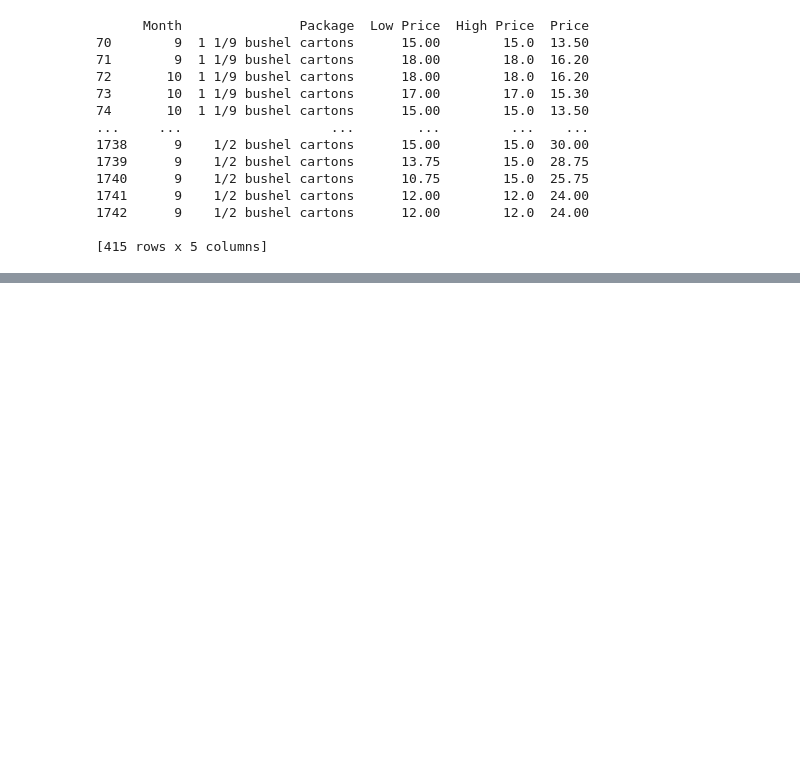
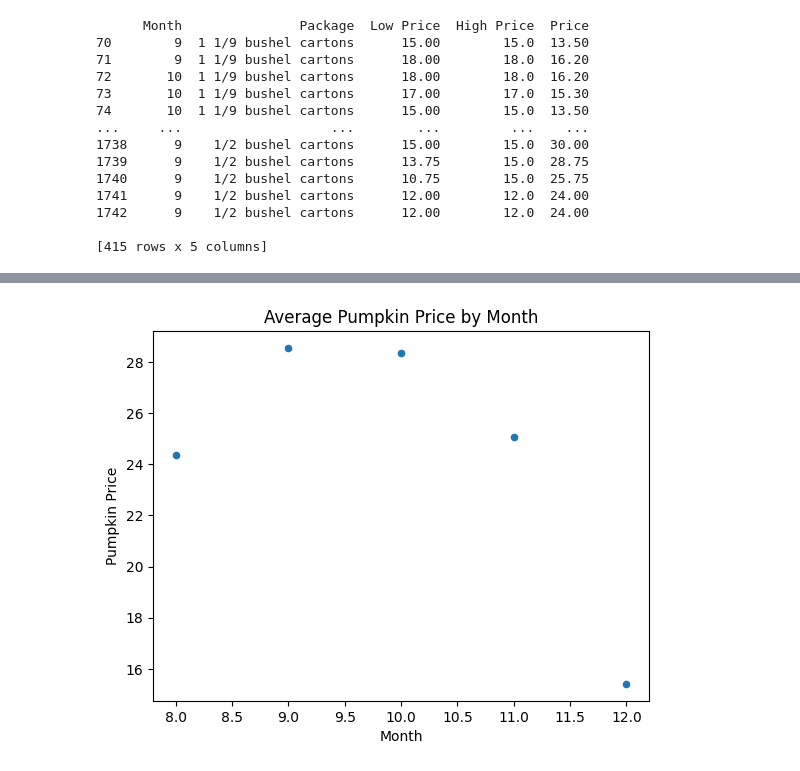
Before and after one commit to Nkansah-7/ML-For-Beginners, a Jupyter notebook: 2-Regression/2-Data/solution/notebook.ipynb, the cells around one changed output, grey strips where cells are left out. Cells and saved outputs as stored; diff of their text form; code cells hidden in the pictures; blank space fills up the shorter version.

```diff
--- a/2-Regression/2-Data/solution/notebook.ipynb
+++ b/2-Regression/2-Data/solution/notebook.ipynb
@@ -93,0 +96,15 @@ Text(0, 0.5, 'Pumpkin Price')
+# %%
+import pandas as pd
+import matplotlib.pyplot as plt
+
+# Group by Month and calculate mean Price, then reset the index to make Month a column
+mean_prices = new_pumpkins.groupby(['Month'])['Price'].mean().reset_index()
+
+# Create scatter plot
+mean_prices.plot(kind='scatter', x='Month', y='Price')
+plt.ylabel("Pumpkin Price")
+plt.xlabel("Month")
+plt.title("Average Pumpkin Price by Month")
+plt.show()
+# %% [output]
+[figure, added]
```
Also changed, not shown: parts of 3 cells of this notebook, 7 other files.
